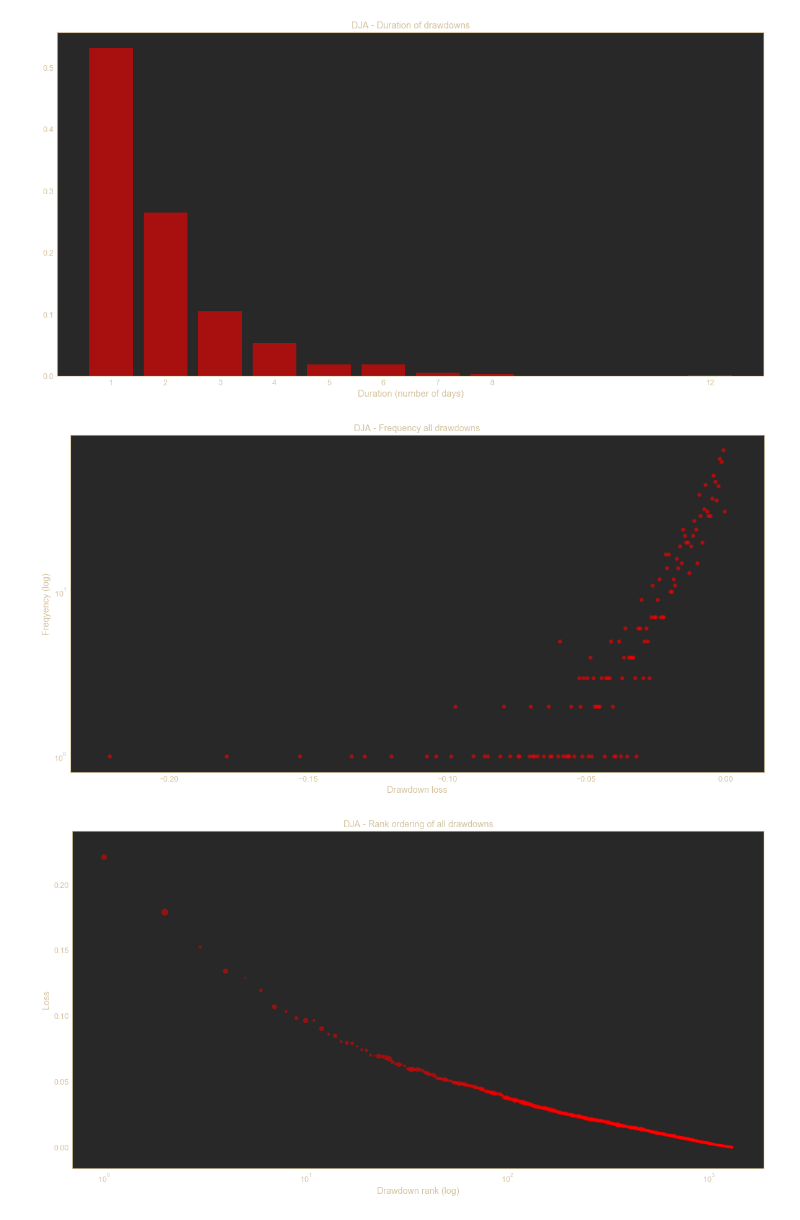
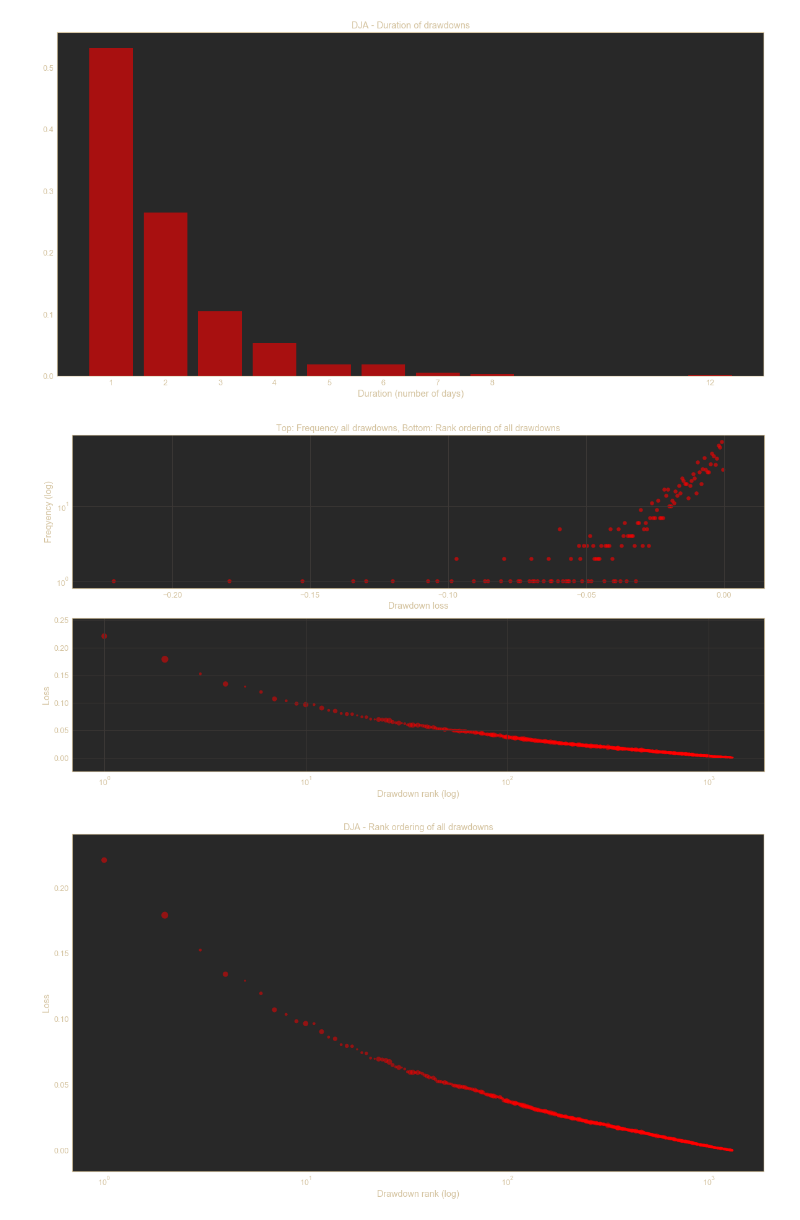
Before and after one commit to mayabenowitz/hedgepy, a Jupyter notebook: notebooks/1.1-dcor-centrality-svm.ipynb, the cells around one changed output. Saved outputs shown, nothing was run; the diff lists cells and outputs as text; code cells hidden in the pictures.

```diff
--- a/notebooks/1.1-dcor-centrality-svm.ipynb
+++ b/notebooks/1.1-dcor-centrality-svm.ipynb
@@ -484,24 +529,36 @@ plt.show()
 # %% [output]
 [figure]
 # %%
-rcParams['figure.figsize'] = 20, 10
+rcParams['figure.figsize'] = 16.5, 8.7
+gs = gridspec.GridSpec(2, 1, height_ratios=[1, 1])
 for d1 in l_dict_dd:
+    plt.subplot(gs[0])
     df_d_bins = pd.DataFrame(list(d1.items()))
     df_d_bins.columns = ['drawdown', 'n']
     plt.scatter(df_d_bins['drawdown'], df_d_bins['n'], s=40, color='red', alpha=0.6)
     plt.yscale('log')
     df_d_bins_reg = df_d_bins[df_d_bins['drawdown']>-0.08]
 #     m, c = np.polyfit(df_d_bins_reg['drawdown'], np.log(df_d_bins_reg['n']), 1)
 #     y_fit = np.exp(m*df_d_bins['drawdown'] + c)
     plt.ylim(bottom=10**-.1)
 #     plt.plot(df_d_bins['drawdown'], y_fit, color='black', ls='dashed')
-    plt.title('DJA - Frequency all drawdowns')
+    plt.title('Top: Frequency all drawdowns, Bottom: Rank ordering of all drawdowns')
     plt.xlabel('Drawdown loss')
     plt.ylabel('Freqyency (log)')
-    plt.grid()
-    plt.show()
+    plt.grid(True)
+
+plt.subplot(gs[1])
+plt.scatter(df_d['rank'], abs(df_d['drawdown']), s=10*df_d['duration'], alpha=0.5,\
+            color='red')
+plt.xscale('log')
+# plt.title('DJA - Rank ordering of all drawdowns')
+plt.xlabel('Drawdown rank (log)')
+plt.ylabel('Loss')
+plt.grid(True)
+plt.tight_layout()
+# plt.savefig('../experiments/resources/dja-ddstats-2000-2020', bbox_inches="tight")
 # %% [output]
-[figure, old version]
+[figure, new version]
 # %%
 rcParams['figure.figsize'] = 20, 10
 plt.scatter(df_d['rank'], abs(df_d['drawdown']), s=10*df_d['duration'], alpha=0.5,\
```
Also changed, not shown: parts of 40 cells of this notebook, 10 other files.
